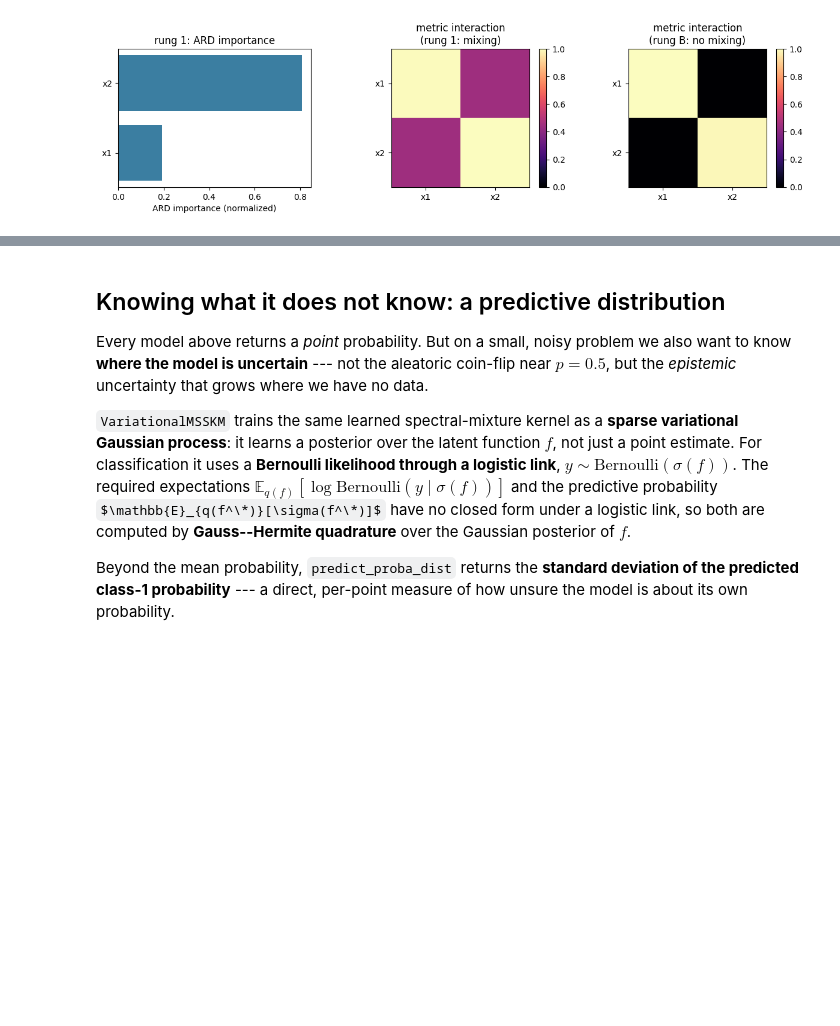
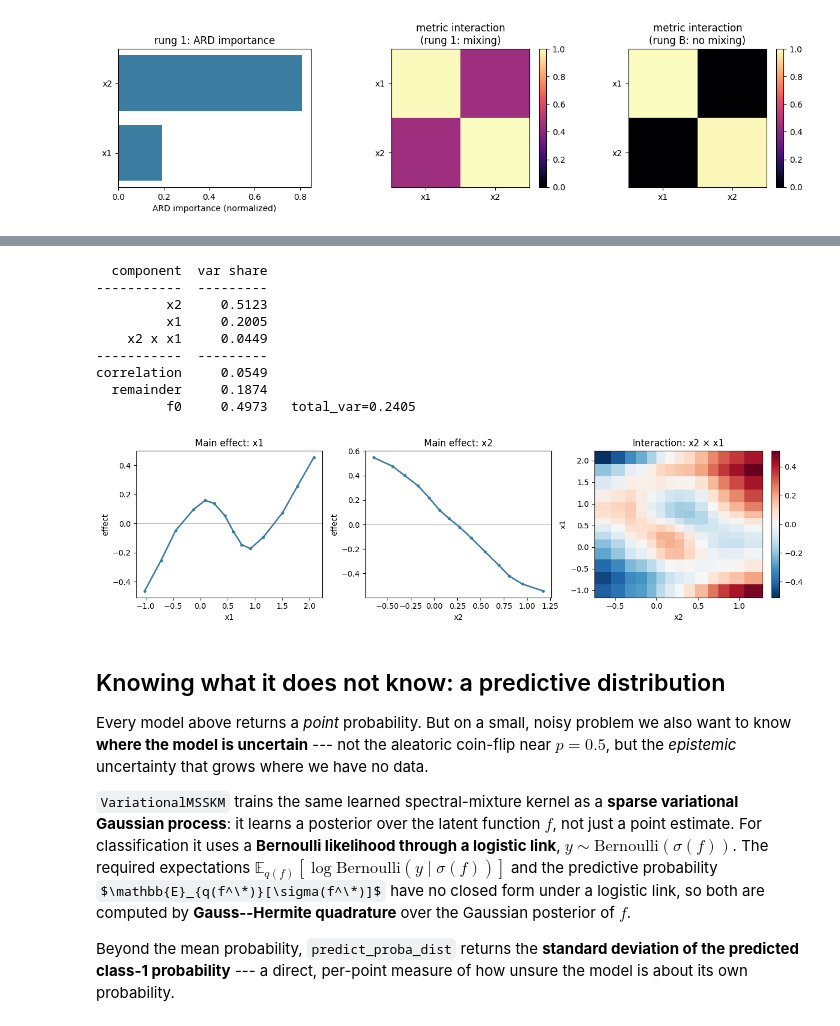
Before and after one commit to asudjianto-xml/Spectral-Kernel, a Jupyter notebook: tutorial/msskm_moons_tutorial.ipynb, the cells around one changed output, grey strips where cells are left out. Drawn from its saved outputs; the diff is of its cells as text; code cells hidden in the pictures; some formulas as TeX source; blank space fills up the shorter version.

```diff
--- a/tutorial/msskm_moons_tutorial.ipynb
+++ b/tutorial/msskm_moons_tutorial.ipynb
@@ -199,3 +221,23 @@ rung 1 ARD importance: {'x2': 0.8073830448025673, 'x1': 0.1926169551974327}
+# %%
+res = itp1.fanova(Xtr, n_bins=14)        # decompose the rung-1 model under the training distribution
+print(res.summary())
+
+fig, axes = plt.subplots(1, 3, figsize=(13, 3.6))
+res.plot_main("x1", ax=axes[0])
+res.plot_main("x2", ax=axes[1])
+res.plot_interaction("x1", "x2", ax=axes[2])
+plt.tight_layout(); plt.show()
+# %% [output]
+  component  var share
+-----------  ---------
+         x2     0.5123
+         x1     0.2005
+    x2 x x1     0.0449
+-----------  ---------
+correlation     0.0549
+  remainder     0.1874
+         f0     0.4973   total_var=0.2405
+[figure, added]
 # %% [markdown]
 ## Knowing what it does not know: a predictive distribution
 
```
Also changed, not shown: parts of 2 cells of this notebook, 8 other files.
